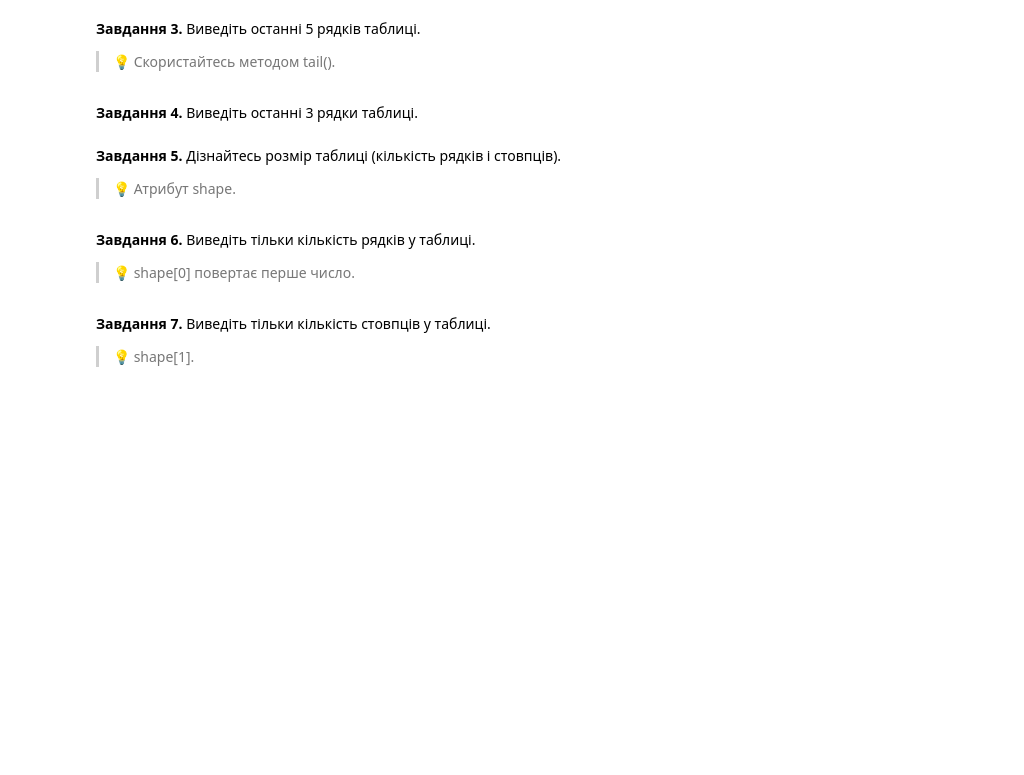
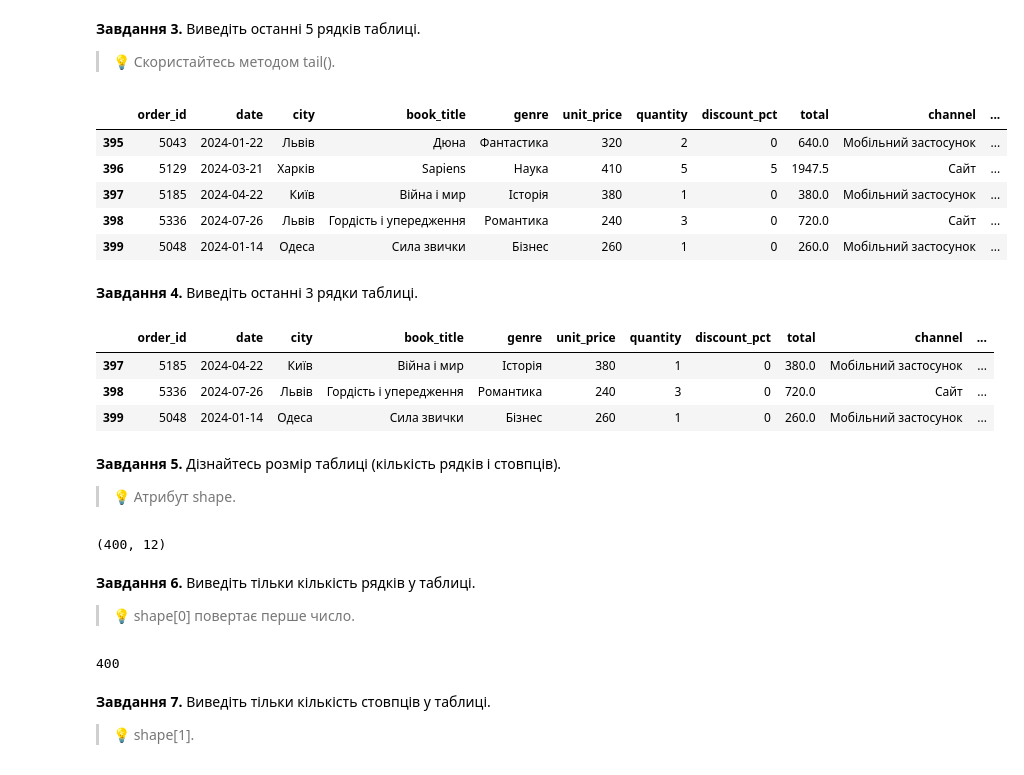
Before and after one commit to volodymyr-holovan/DTA2026, a Jupyter notebook: homework/pandas_practice_120.ipynb, the cells around one changed output. Cells and saved outputs as stored; diff of their text form; code cells hidden in the pictures; blank space fills up the shorter version.

```diff
--- a/homework/pandas_practice_120.ipynb
+++ b/homework/pandas_practice_120.ipynb
@@ -69,22 +90,42 @@ df.head()
 > 💡 Скористайтесь методом tail().
 # %%
 # Завдання 3:
+df.tail()
+# %% [output]
+|  | order_id | date | city | book_title | genre | unit_price | quantity | discount_pct | total | channel | ... |
+| 395 | 5043 | 2024-01-22 | Львів | Дюна | Фантастика | 320 | 2 | 0 | 640.0 | Мобільний застосунок | ... |
+| 396 | 5129 | 2024-03-21 | Харків | Sapiens | Наука | 410 | 5 | 5 | 1947.5 | Сайт | ... |
+| 397 | 5185 | 2024-04-22 | Київ | Війна і мир | Історія | 380 | 1 | 0 | 380.0 | Мобільний застосунок | ... |
+| 398 | 5336 | 2024-07-26 | Львів | Гордість і упередження | Романтика | 240 | 3 | 0 | 720.0 | Сайт | ... |
+| 399 | 5048 | 2024-01-14 | Одеса | Сила звички | Бізнес | 260 | 1 | 0 | 260.0 | Мобільний застосунок | ... |
 # %% [markdown]
 **Завдання 4.** Виведіть останні 3 рядки таблиці.
 # %%
 # Завдання 4:
+df.tail(3)
+# %% [output]
+|  | order_id | date | city | book_title | genre | unit_price | quantity | discount_pct | total | channel | ... |
+| 397 | 5185 | 2024-04-22 | Київ | Війна і мир | Історія | 380 | 1 | 0 | 380.0 | Мобільний застосунок | ... |
+| 398 | 5336 | 2024-07-26 | Львів | Гордість і упередження | Романтика | 240 | 3 | 0 | 720.0 | Сайт | ... |
+| 399 | 5048 | 2024-01-14 | Одеса | Сила звички | Бізнес | 260 | 1 | 0 | 260.0 | Мобільний застосунок | ... |
 # %% [markdown]
 **Завдання 5.** Дізнайтесь розмір таблиці (кількість рядків і стовпців).
 
 > 💡 Атрибут shape.
 # %%
 # Завдання 5:
+df.shape
+# %% [output]
+(400, 12)
 # %% [markdown]
 **Завдання 6.** Виведіть тільки кількість рядків у таблиці.
 
 > 💡 shape[0] повертає перше число.
 # %%
 # Завдання 6:
+df.shape[0]
+# %% [output]
+400
 # %% [markdown]
 **Завдання 7.** Виведіть тільки кількість стовпців у таблиці.
 
```
Also changed, not shown: parts of 12 cells of this notebook.
